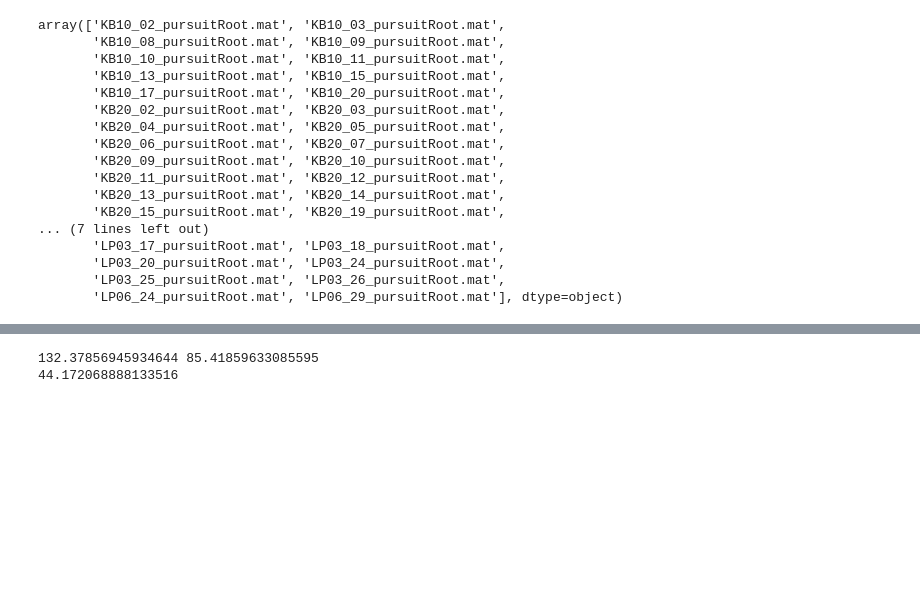
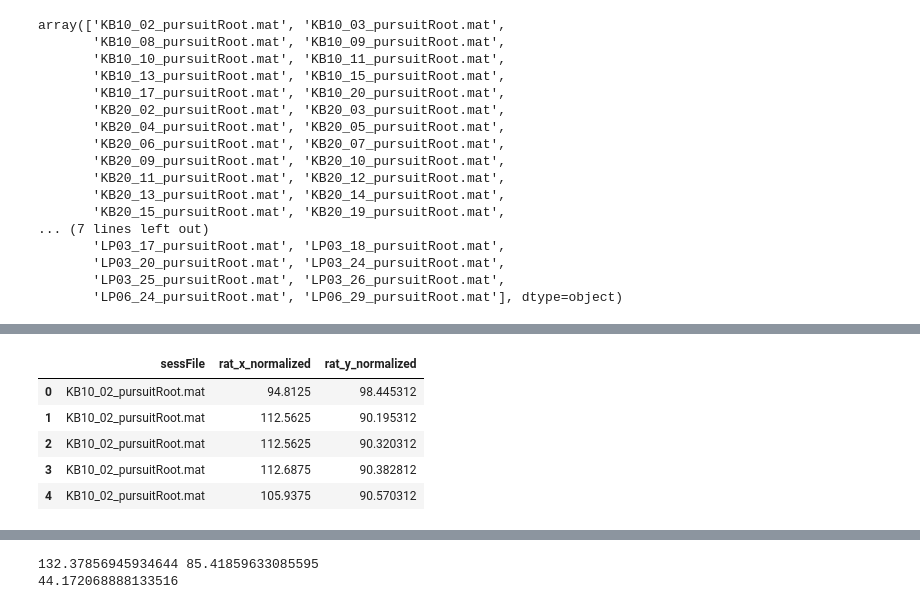
Before and after one commit to bigbrainmay/pursuit, a Jupyter notebook: Target Distance Coding.ipynb, the cells around one changed output, grey strips where cells are left out. Cells and saved outputs as stored; diff of their text form; code cells hidden in the pictures; blank space fills up the shorter version.

```diff
--- a/Target Distance Coding.ipynb
+++ b/Target Distance Coding.ipynb
@@ -70,0 +131,42 @@ array(['KB10_02_pursuitRoot.mat', 'KB10_03_pursuitRoot.mat',
+# %%
+def normalize_rat_points(dataframe, rat_x, rat_y):
+
+    normalized_data = []
+
+    for sessFile in dataframe["sessFile"].unique():
+        rat_x_vals = dataframe[dataframe["sessFile"] == sessFile][rat_x].values.astype("float64")
+        rat_y_vals = dataframe[dataframe["sessFile"] == sessFile][rat_y].values.astype("float64")
+
+        #identify 99th percentile x, y boundaries
+        x_low, x_high = np.percentile(rat_x_vals, [0, 99])
+        y_low, y_high = np.percentile(rat_y_vals, [0, 99])
+
+        #filter the data so we only get the data under the 99th percentile
+        filter = (rat_x_vals >= x_low) & (rat_x_vals <= x_high) & (rat_y_vals >= y_low) & (rat_y_vals <= y_high)
+        x_filtered = rat_x_vals[filter]
+        y_filtered = rat_y_vals[filter]
+
+        #normalize the points to the origin
+        x_normalized = x_filtered - x_low
+        y_normalized = y_filtered - y_low
+
+        for xn, yn in zip(x_normalized, y_normalized):
+            normalized_data.append({
+                "sessFile": sessFile,
+                "rat_x_normalized": xn,
+                "rat_y_normalized": yn
+            })
+    rat_normalized_df = pd.DataFrame(normalized_data)
+
+    return rat_normalized_df
+
+
+RSC_sessions_rat_normalized = normalize_rat_points(RSC_sessions_cleaned, "ratPos_1", "ratPos_2")
+RSC_sessions_rat_normalized.head()
+# %% [output]
+|  | sessFile | rat_x_normalized | rat_y_normalized |
+| 0 | KB10_02_pursuitRoot.mat | 94.8125 | 98.445312 |
+| 1 | KB10_02_pursuitRoot.mat | 112.5625 | 90.195312 |
+| 2 | KB10_02_pursuitRoot.mat | 112.5625 | 90.320312 |
+| 3 | KB10_02_pursuitRoot.mat | 112.6875 | 90.382812 |
+| 4 | KB10_02_pursuitRoot.mat | 105.9375 | 90.570312 |
```
Also changed, not shown: parts of 8 cells of this notebook.
